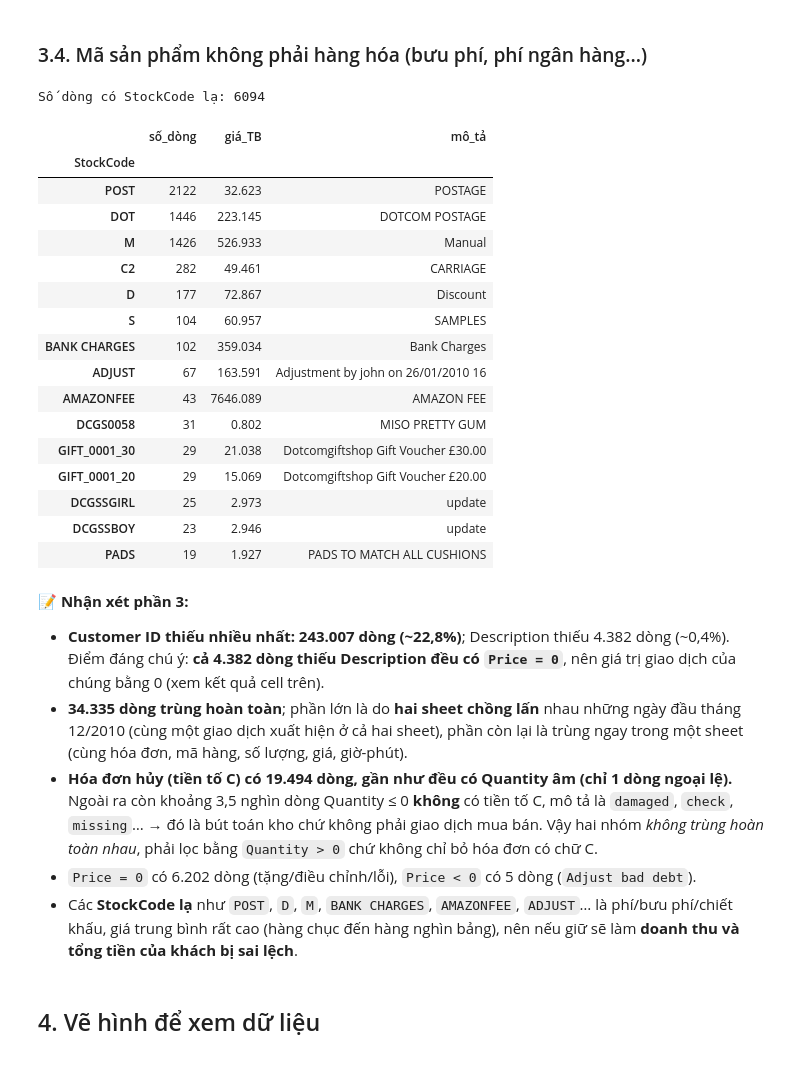
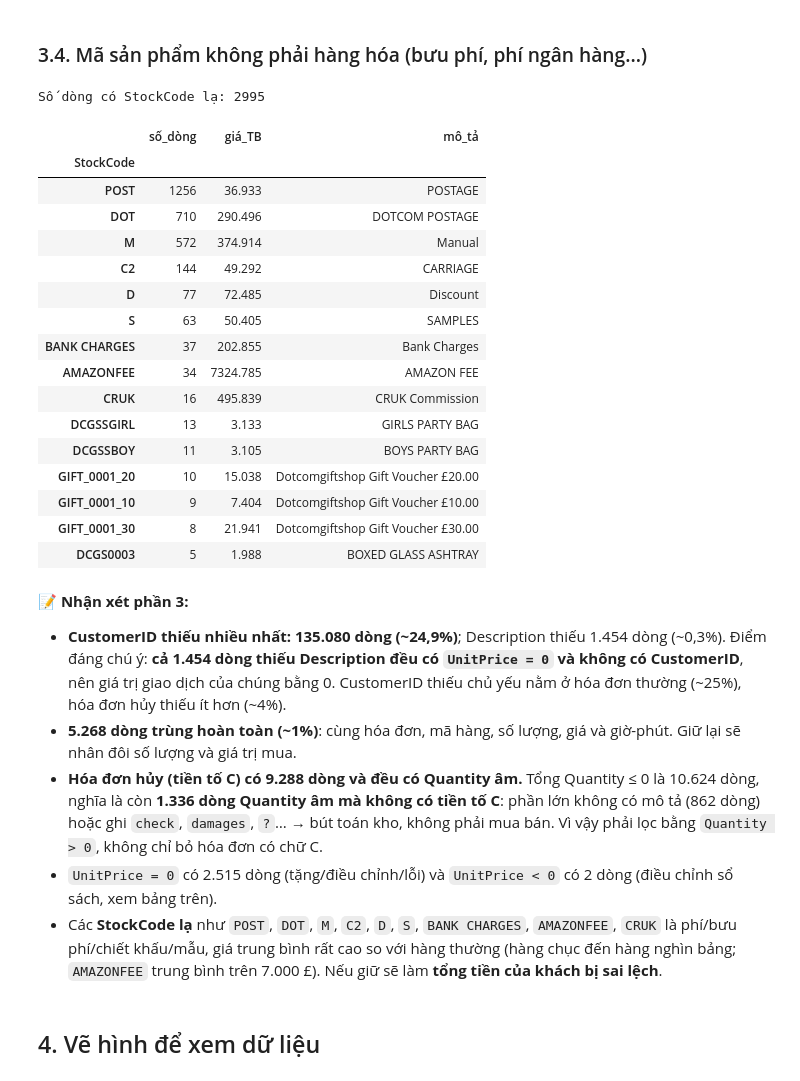
Before and after one commit to hieu110406/SGU-ML-High-Value-Customer-Prediction, a Jupyter notebook: project/notebooks/05_data_processing/preprocessing_v1.ipynb, the cells around one changed output. Saved outputs shown, nothing was run; the diff lists cells and outputs as text; code cells hidden in the pictures.

Commit message:
update/06/11/2026/tiền xử lý

```diff
--- a/project/notebooks/05_data_processing/preprocessing_v1.ipynb
+++ b/project/notebooks/05_data_processing/preprocessing_v1.ipynb
@@ -67,0 +29,10 @@ Sau khi gộp: (1067371, 8)
+# %%
+PATH = ROOT / "data" / "raw" / "Online Retail.xlsx"
+
+sha = pp.sha256_of(PATH)
+print("SHA-256:", sha)
+assert sha == pp.RAW_SHA256, "Raw không phải file raw của dự án!"
+
+df = pp.load_raw(PATH)
+print("shape:", df.shape)
+df.head()
@@ -118,7 +98,7 @@ display(df[["InvoiceDate"]].describe().T)
 ### 2.3. Độ lệch (skew) và tứ phân vị
 # %%
 rows = []
-for col in ["Quantity", "Price"]:
+for col in ["Quantity", "UnitPrice"]:
     s = df[col]; q1, q3 = s.quantile([.25, .75]); iqr = q3 - q1
     rows.append({"Cột": col, "Skew": s.skew(), "Kurtosis": s.kurt(), "Q1": q1, "Median": s.median(),
                  "Q3": q3, "IQR": iqr, "Hàng rào dưới": q1 - 1.5 * iqr, "Hàng rào trên": q3 + 1.5 * iqr,
@@ -205,14 +188,15 @@ Sheet 1 kết thúc: 2010-12-09 20:01:00 | Sheet 2 bắt đầu: 2010-12-01 08:2
 # %% [markdown]
 ### 3.3. Hóa đơn hủy, Quantity và Price không hợp lệ
 # %%
-df["Invoice"] = df["Invoice"].astype(str)
-cancelled = df["Invoice"].str.startswith("C")
+df["InvoiceNo"] = df["InvoiceNo"].astype(str)
+cancelled = df["InvoiceNo"].str.startswith("C")
 
 print("Dòng thuộc hóa đơn hủy (bắt đầu bằng C):", cancelled.sum())
 print("Quantity <= 0:", (df["Quantity"] <= 0).sum())
 print("  trong đó KHÔNG phải hóa đơn hủy:", ((df["Quantity"] <= 0) & ~cancelled).sum())
 print("Hóa đơn hủy mà Quantity > 0:", (cancelled & (df["Quantity"] > 0)).sum())
-print("Price == 0   :", (df["Price"] == 0).sum())
-print("Price < 0    :", (df["Price"] < 0).sum())
+print("UnitPrice == 0:", (df["UnitPrice"] == 0).sum())
+print("UnitPrice < 0 :", (df["UnitPrice"] < 0).sum())
+display(df[df["UnitPrice"] < 0][["InvoiceNo", "StockCode", "Description", "Quantity", "UnitPrice"]])
 display(df[(df["Quantity"] <= 0) & ~cancelled]["Description"].value_counts(dropna=False).head(6).to_frame("số dòng"))
 # %% [output]
@@ -235,38 +222,38 @@ Price < 0    : 5
 # %%
 df["StockCode"] = df["StockCode"].astype(str)
 is_product = df["StockCode"].str.match(r"^\d{5}[A-Za-z]*$")
 
 print("Số dòng có StockCode lạ:", (~is_product).sum())
 odd = df.loc[~is_product].assign(StockCode=lambda d: d["StockCode"].str.upper())
-display(odd.groupby("StockCode").agg(số_dòng=("Invoice", "size"), giá_TB=("Price", "mean"),
+display(odd.groupby("StockCode").agg(số_dòng=("InvoiceNo", "size"), giá_TB=("UnitPrice", "mean"),
         mô_tả=("Description", lambda s: s.dropna().iloc[0] if s.notna().any() else None))
         .sort_values("số_dòng", ascending=False).head(15))
 # %% [output]
-Số dòng có StockCode lạ: 6094
+Số dòng có StockCode lạ: 2995
 |  | số_dòng | giá_TB | mô_tả |
 | StockCode |  |  |  |
-| POST | 2122 | 32.623 | POSTAGE |
-| DOT | 1446 | 223.145 | DOTCOM POSTAGE |
-| M | 1426 | 526.933 | Manual |
-| C2 | 282 | 49.461 | CARRIAGE |
-| D | 177 | 72.867 | Discount |
-| S | 104 | 60.957 | SAMPLES |
-| BANK CHARGES | 102 | 359.034 | Bank Charges |
-| ADJUST | 67 | 163.591 | Adjustment by john on 26/01/2010 16 |
-| AMAZONFEE | 43 | 7646.089 | AMAZON FEE |
-| DCGS0058 | 31 | 0.802 | MISO PRETTY GUM |
-| GIFT_0001_30 | 29 | 21.038 | Dotcomgiftshop Gift Voucher £30.00 |
-| GIFT_0001_20 | 29 | 15.069 | Dotcomgiftshop Gift Voucher £20.00 |
-| DCGSSGIRL | 25 | 2.973 | update |
-| DCGSSBOY | 23 | 2.946 | update |
-| PADS | 19 | 1.927 | PADS TO MATCH ALL CUSHIONS |
+| POST | 1256 | 36.933 | POSTAGE |
+| DOT | 710 | 290.496 | DOTCOM POSTAGE |
+| M | 572 | 374.914 | Manual |
+| C2 | 144 | 49.292 | CARRIAGE |
+| D | 77 | 72.485 | Discount |
+| S | 63 | 50.405 | SAMPLES |
+| BANK CHARGES | 37 | 202.855 | Bank Charges |
+| AMAZONFEE | 34 | 7324.785 | AMAZON FEE |
+| CRUK | 16 | 495.839 | CRUK Commission |
+| DCGSSGIRL | 13 | 3.133 | GIRLS PARTY BAG |
+| DCGSSBOY | 11 | 3.105 | BOYS PARTY BAG |
+| GIFT_0001_20 | 10 | 15.038 | Dotcomgiftshop Gift Voucher £20.00 |
+| GIFT_0001_10 | 9 | 7.404 | Dotcomgiftshop Gift Voucher £10.00 |
+| GIFT_0001_30 | 8 | 21.941 | Dotcomgiftshop Gift Voucher £30.00 |
+| DCGS0003 | 5 | 1.988 | BOXED GLASS ASHTRAY |
 # %% [markdown]
 📝 **Nhận xét phần 3:**
-- **Customer ID thiếu nhiều nhất: 243.007 dòng (~22,8%)**; Description thiếu 4.382 dòng (~0,4%). Điểm đáng chú ý: **cả 4.382 dòng thiếu Description đều có `Price = 0`**, nên giá trị giao dịch của chúng bằng 0 (xem kết quả cell trên).
-- **34.335 dòng trùng hoàn toàn**; phần lớn là do **hai sheet chồng lấn** nhau những ngày đầu tháng 12/2010 (cùng một giao dịch xuất hiện ở cả hai sheet), phần còn lại là trùng ngay trong một sheet (cùng hóa đơn, mã hàng, số lượng, giá, giờ-phút).
-- **Hóa đơn hủy (tiền tố C) có 19.494 dòng, gần như đều có Quantity âm (chỉ 1 dòng ngoại lệ).** Ngoài ra còn khoảng 3,5 nghìn dòng Quantity ≤ 0 **không** có tiền tố C, mô tả là `damaged`, `check`, `missing`… → đó là bút toán kho chứ không phải giao dịch mua bán. Vậy hai nhóm *không trùng hoàn toàn nhau*, phải lọc bằng `Quantity > 0` chứ không chỉ bỏ hóa đơn có chữ C.
-- `Price = 0` có 6.202 dòng (tặng/điều chỉnh/lỗi), `Price < 0` có 5 dòng (`Adjust bad debt`).
-- Các **StockCode lạ** như `POST`, `D`, `M`, `BANK CHARGES`, `AMAZONFEE`, `ADJUST`… là phí/bưu phí/chiết khấu, giá trung bình rất cao (hàng chục đến hàng nghìn bảng), nên nếu giữ sẽ làm **doanh thu và tổng tiền của khách bị sai lệch**.
+- **CustomerID thiếu nhiều nhất: 135.080 dòng (~24,9%)**; Description thiếu 1.454 dòng (~0,3%). Điểm đáng chú ý: **cả 1.454 dòng thiếu Description đều có `UnitPrice = 0` và không có CustomerID**, nên giá trị giao dịch của chúng bằng 0. CustomerID thiếu chủ yếu nằm ở hóa đơn thường (~25%), hóa đơn hủy thiếu ít hơn (~4%).
+- **5.268 dòng trùng hoàn toàn (~1%)**: cùng hóa đơn, mã hàng, số lượng, giá và giờ-phút. Giữ lại sẽ nhân đôi số lượng và giá trị mua.
+- **Hóa đơn hủy (tiền tố C) có 9.288 dòng và đều có Quantity âm.** Tổng Quantity ≤ 0 là 10.624 dòng, nghĩa là còn **1.336 dòng Quantity âm mà không có tiền tố C**: phần lớn không có mô tả (862 dòng) hoặc ghi `check`, `damages`, `?`… → bút toán kho, không phải mua bán. Vì vậy phải lọc bằng `Quantity > 0`, không chỉ bỏ hóa đơn có chữ C.
+- `UnitPrice = 0` có 2.515 dòng (tặng/điều chỉnh/lỗi) và `UnitPrice < 0` có 2 dòng (điều chỉnh sổ sách, xem bảng trên).
+- Các **StockCode lạ** như `POST`, `DOT`, `M`, `C2`, `D`, `S`, `BANK CHARGES`, `AMAZONFEE`, `CRUK` là phí/bưu phí/chiết khấu/mẫu, giá trung bình rất cao so với hàng thường (hàng chục đến hàng nghìn bảng; `AMAZONFEE` trung bình trên 7.000 £). Nếu giữ sẽ làm **tổng tiền của khách bị sai lệch**.
 # %% [markdown]
 ## 4. Vẽ hình để xem dữ liệu
 # %% [markdown]
```
Also changed, not shown: parts of 40 cells of this notebook, 7 other files.
